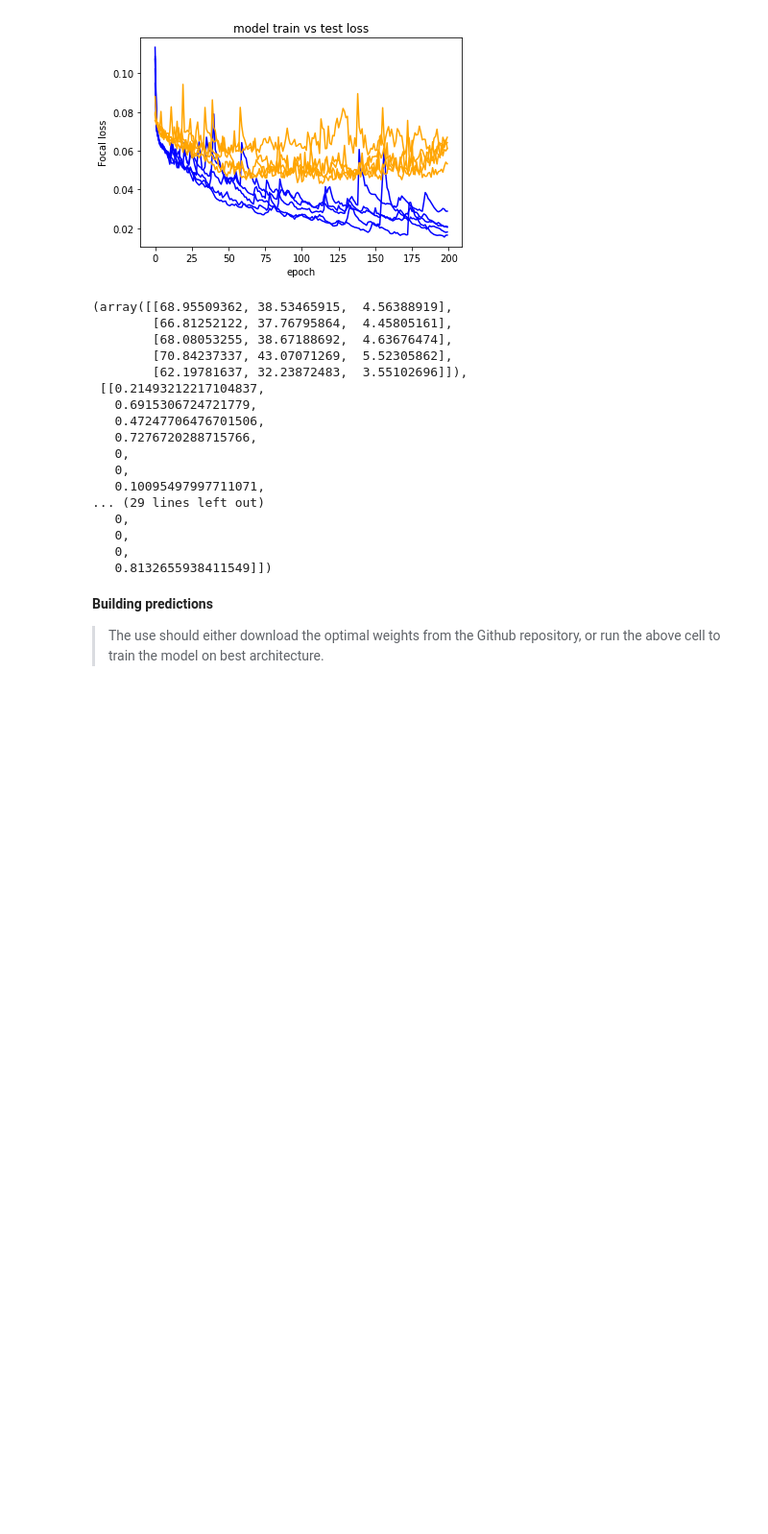
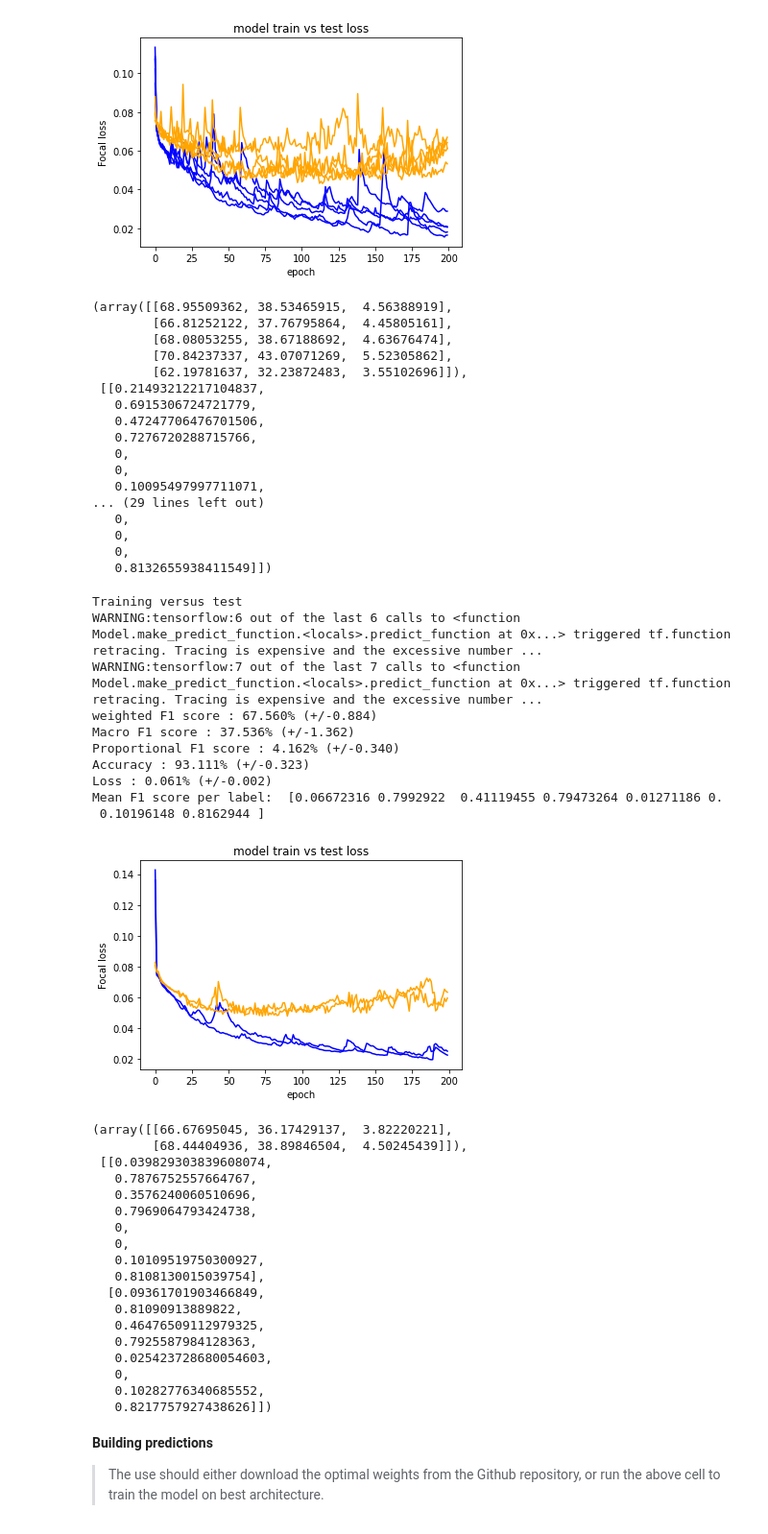
Before and after one commit to PhiCtl/Fireflies, a Jupyter notebook: Model_training_LSTM.ipynb, the cells around one changed output. Shown at 96% size. Drawn from its saved outputs; the diff is of its cells as text; code cells hidden in the pictures; blank space fills up the shorter version.

```diff
--- a/Model_training_LSTM.ipynb
+++ b/Model_training_LSTM.ipynb
@@ -614,6 +704,38 @@ Mean F1 score per label:  [0.180189   0.68209236 0.45415333 0.73532546 0.0229476
    0,
    0,
    0.8132655938411549]])
+# %%
+run_exp_hist(X_tr, Y_tr, test[0], test[1], repeats = 2, gamma = 2, node=100, dropout = 0.1, m_type=1, epochs = 200, reg = 0, LSTM = True, CV = False)
+# %% [output]
+Training versus test
+WARNING:tensorflow:6 out of the last 6 calls to <function Model.make_predict_function.<locals>.predict_function at 0x...> triggered tf.function retracing. Tracing is expensive and the excessive number ...
+WARNING:tensorflow:7 out of the last 7 calls to <function Model.make_predict_function.<locals>.predict_function at 0x...> triggered tf.function retracing. Tracing is expensive and the excessive number ...
+weighted F1 score : 67.560% (+/-0.884)
+Macro F1 score : 37.536% (+/-1.362)
+Proportional F1 score : 4.162% (+/-0.340)
+Accuracy : 93.111% (+/-0.323)
+Loss : 0.061% (+/-0.002)
+Mean F1 score per label:  [0.06672316 0.7992922  0.41119455 0.79473264 0.01271186 0.
+ 0.10196148 0.8162944 ]
+[figure, added]
+(array([[66.67695045, 36.17429137,  3.82220221],
+        [68.44404936, 38.89846504,  4.50245439]]),
+ [[0.039829303839608074,
+   0.7876752557664767,
+   0.3576240060510696,
+   0.7969064793424738,
+   0,
+   0,
+   0.10109519750300927,
+   0.8108130015039754],
+  [0.09361701903466849,
+   0.81090913889822,
+   0.46476509112979325,
+   0.7925587984128363,
+   0.025423728680054603,
+   0,
+   0.10282776340685552,
+   0.8217757927438626]])
 # %% [markdown]
 **Building predictions**
 > The use should either download the optimal weights from the Github repository, or run the above cell to train the model on best architecture.
```
Also changed, not shown: parts of 13 cells of this notebook, 1 other file.
